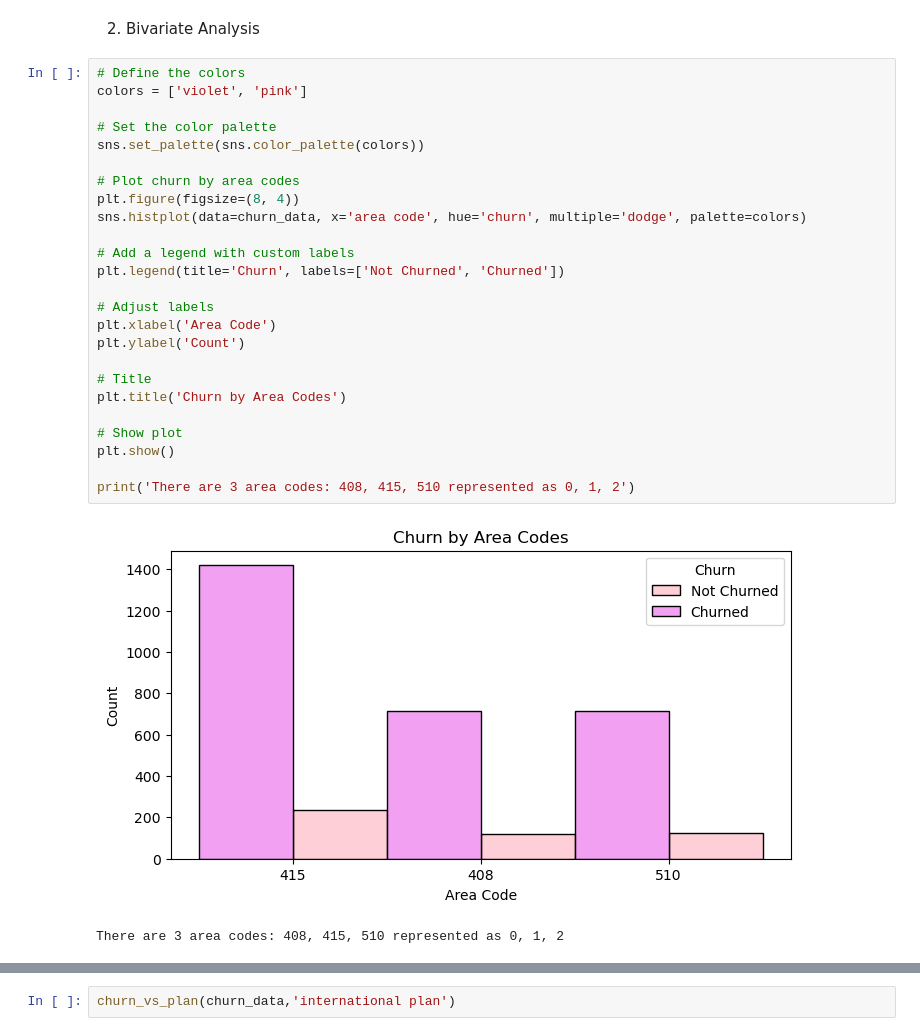
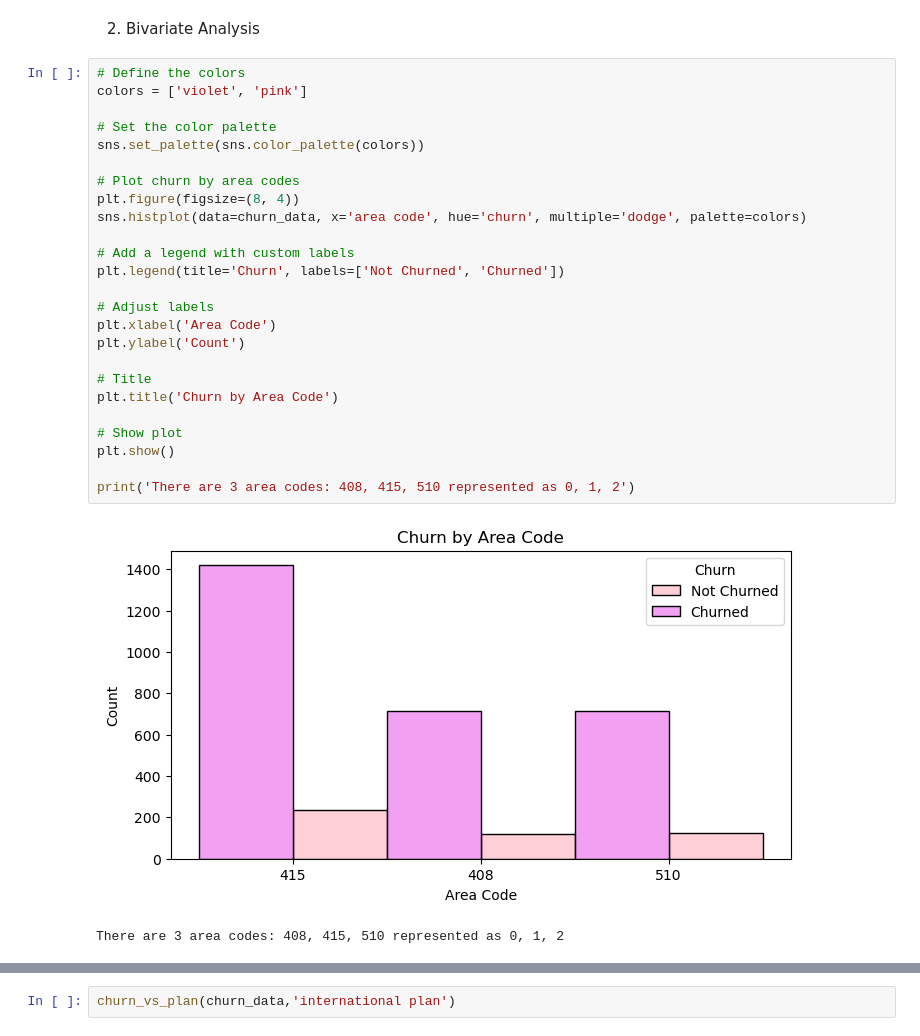
Before and after one commit to Mayoggz/SyriaTel-customer-churn, a Jupyter notebook: index.ipynb, the cells around one changed output, grey strips where cells are left out. Cells and saved outputs as stored; diff of their text form.

```diff
--- a/index.ipynb
+++ b/index.ipynb
@@ -279,30 +279,30 @@ The top 5 states with the low churn rates are Hawaii, Alaska, Arizona, Virginia,
 # %%
 # Define the colors
 colors = ['violet', 'pink']
 
 # Set the color palette
 sns.set_palette(sns.color_palette(colors))
 
 # Plot churn by area codes
 plt.figure(figsize=(8, 4))
 sns.histplot(data=churn_data, x='area code', hue='churn', multiple='dodge', palette=colors)
 
 # Add a legend with custom labels
 plt.legend(title='Churn', labels=['Not Churned', 'Churned'])
 
 # Adjust labels
 plt.xlabel('Area Code')
 plt.ylabel('Count')
 
 # Title
-plt.title('Churn by Area Codes')
+plt.title('Churn by Area Code')
 
 # Show plot
 plt.show()
 
 print('There are 3 area codes: 408, 415, 510 represented as 0, 1, 2')
 # %% [output]
-[figure, old version]
+[figure, new version]
 There are 3 area codes: 408, 415, 510 represented as 0, 1, 2
 # %%
 #function for diff plan
```
Also changed, not shown: parts of 9 cells of this notebook, 1 other file.
